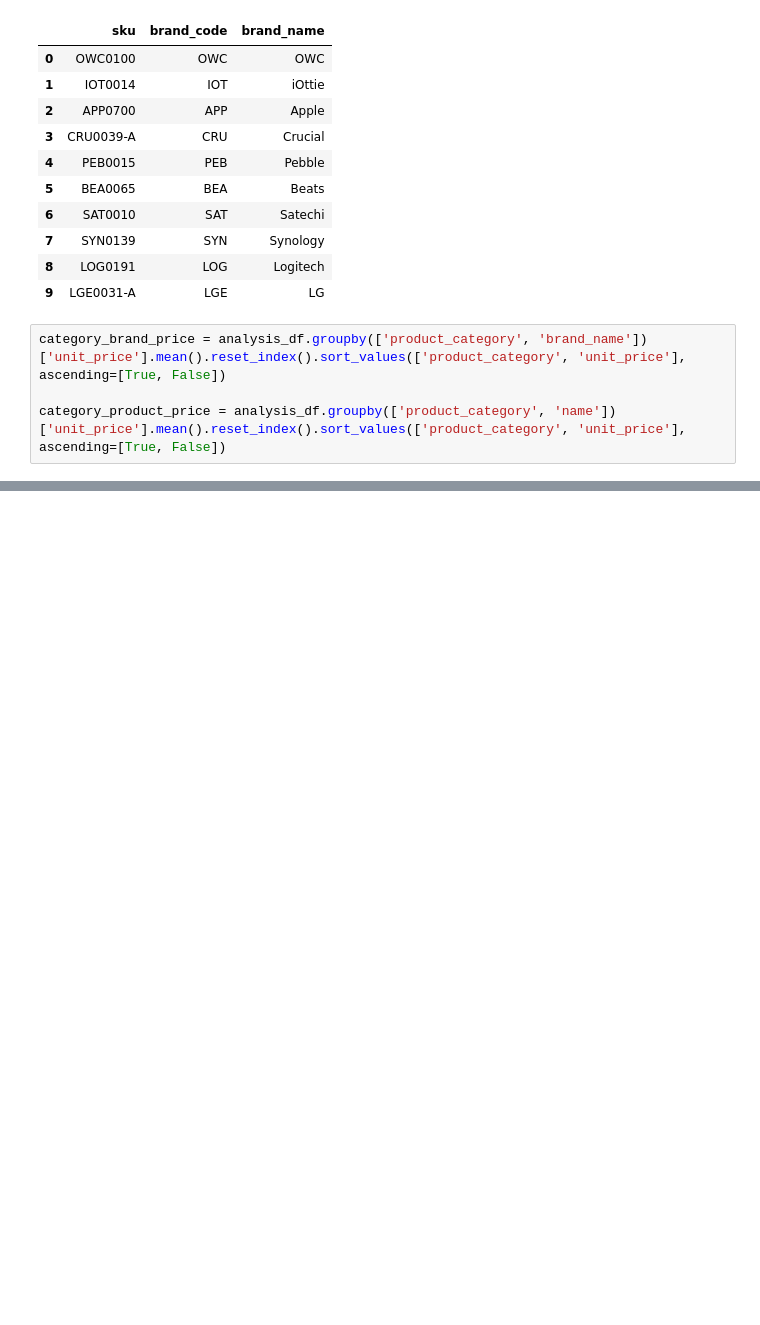
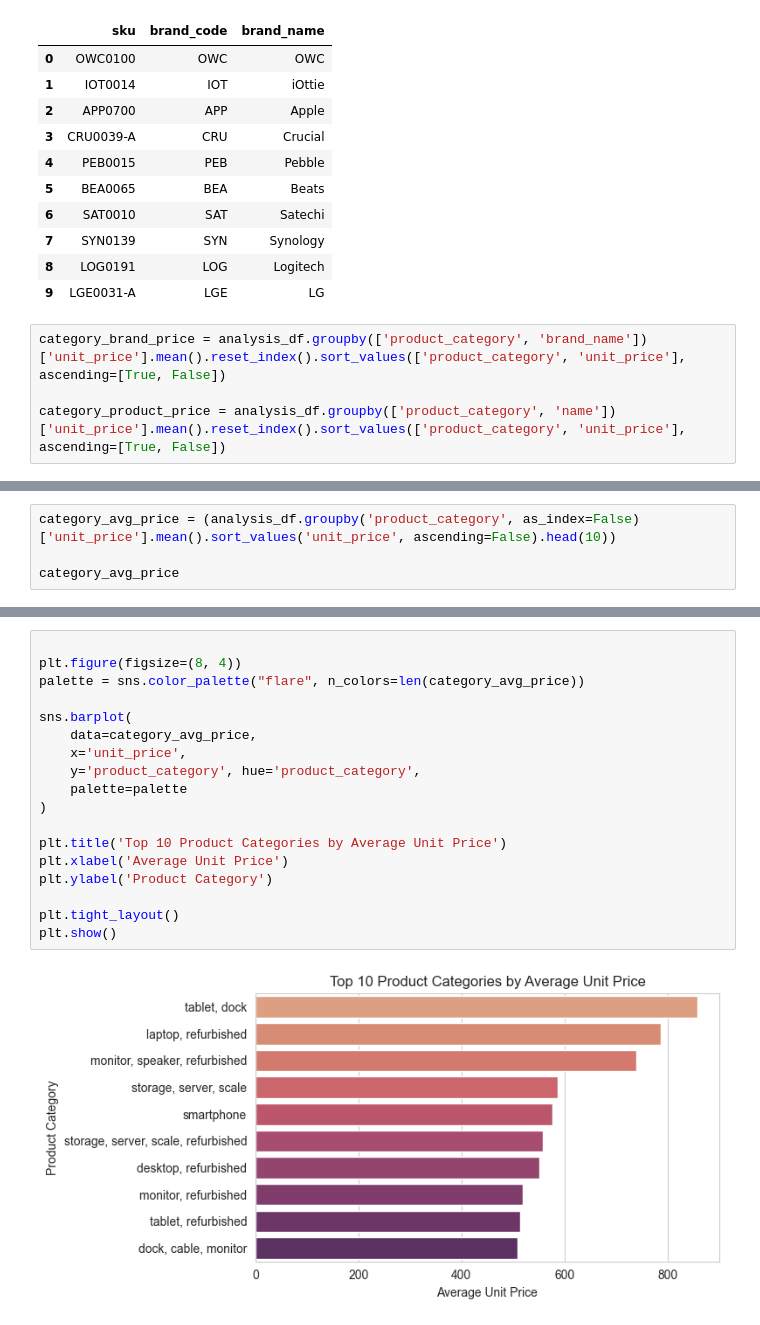
Before and after one commit to ashs12/eniac-discount-analysis, a Jupyter notebook: notebooks/01_loading.ipynb, the cells around one changed output, grey strips where cells are left out. Cells and saved outputs as stored; diff of their text form; blank space fills up the shorter version.

```diff
--- a/notebooks/01_loading.ipynb
+++ b/notebooks/01_loading.ipynb
@@ -1079,0 +1203,4 @@ category_product_price = analysis_df.groupby(['product_category', 'name'])['unit
+# %%
+category_avg_price = (analysis_df.groupby('product_category', as_index=False)['unit_price'].mean().sort_values('unit_price', ascending=False).head(10))
+
+category_avg_price
@@ -1079,0 +1247,20 @@ category_product_price = analysis_df.groupby(['product_category', 'name'])['unit
+# %%
+
+plt.figure(figsize=(8, 4))
+palette = sns.color_palette("flare", n_colors=len(category_avg_price))
+
+sns.barplot(
+    data=category_avg_price,
+    x='unit_price',
+    y='product_category', hue='product_category',
+    palette=palette
+)
+
+plt.title('Top 10 Product Categories by Average Unit Price')
+plt.xlabel('Average Unit Price')
+plt.ylabel('Product Category')
+
+plt.tight_layout()
+plt.show()
+# %% [output]
+[figure, added]
```
Also changed, not shown: parts of 32 cells of this notebook.
